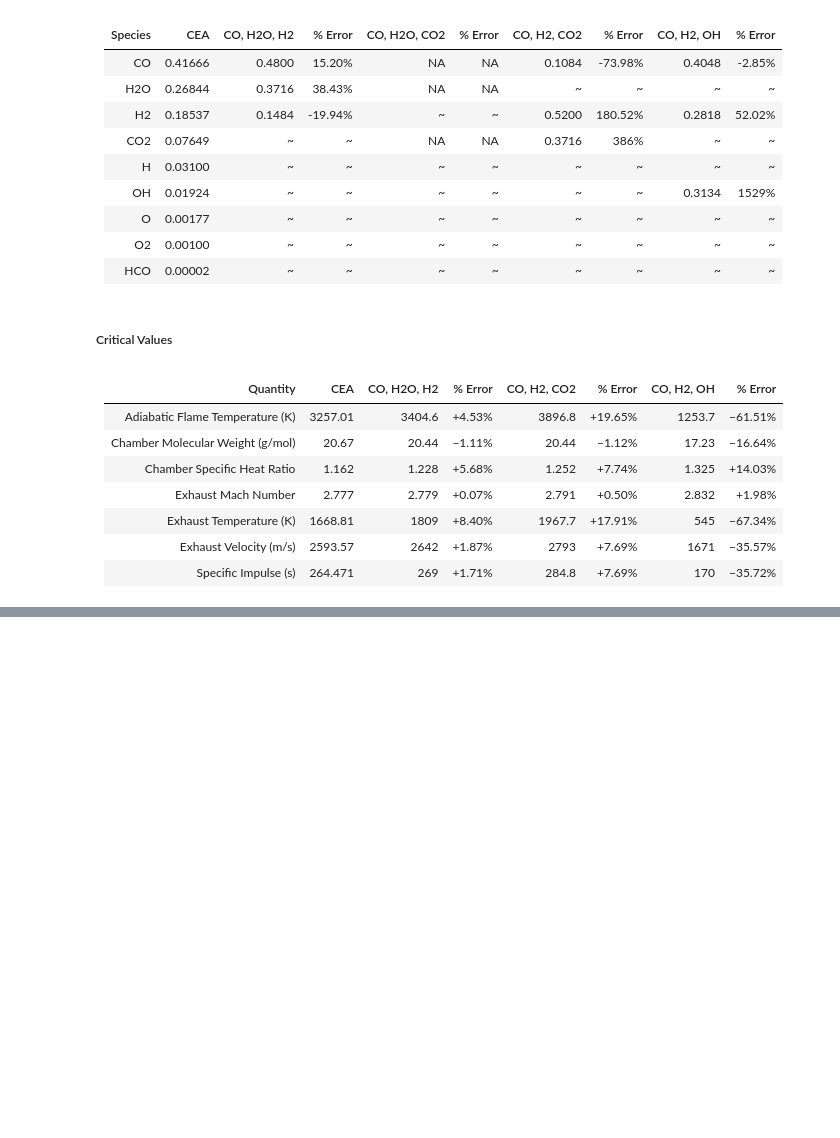
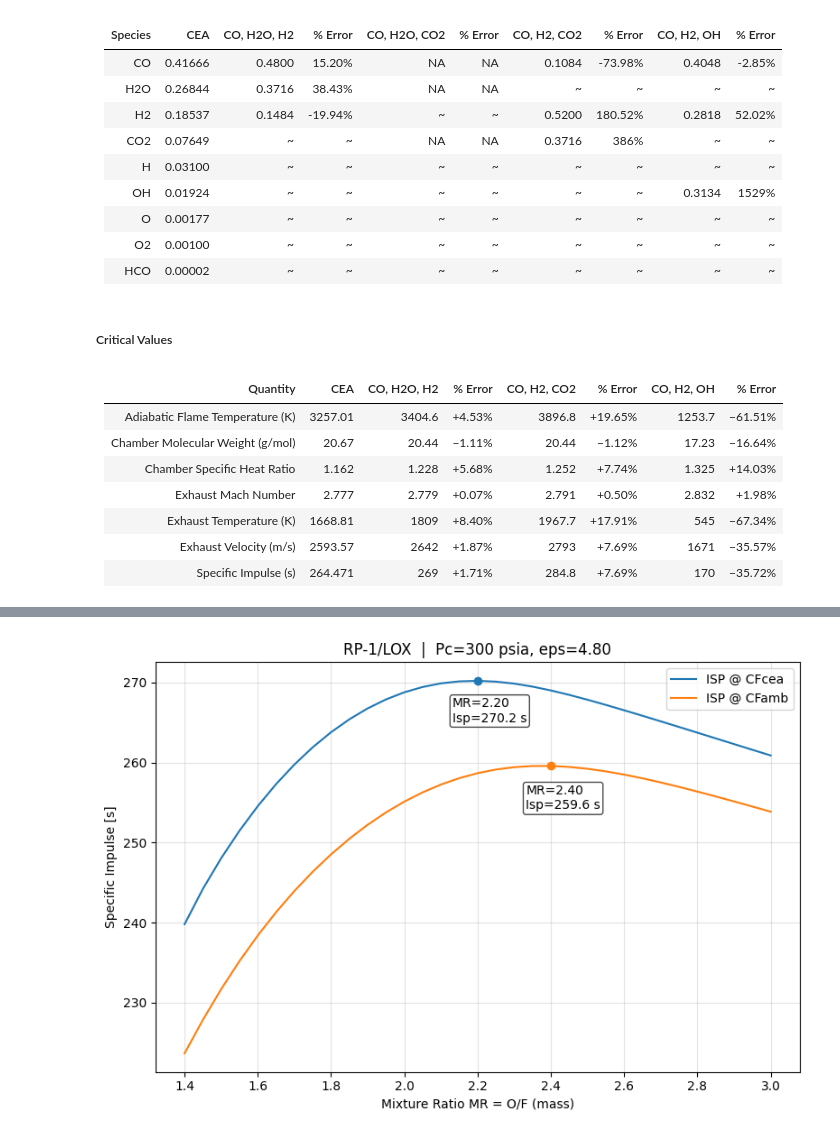
Before and after one commit to hydrop423/TCA-Project-Part1, a Jupyter notebook: Ryan Yuan TCA Project.ipynb, the cells around one changed output, grey strips where cells are left out. Cells and saved outputs as stored; diff of their text form; code cells hidden in the pictures; blank space fills up the shorter version.

```diff
--- a/Ryan Yuan TCA Project.ipynb
+++ b/Ryan Yuan TCA Project.ipynb
@@ -535,0 +536,9 @@ Exhaust velocity Ve [m/s]:               2593.57
+# %%
+Pc = 300      # Chamber pressure in psia
+MR = 2         # Mixture ratio (O/F)
+Pamb = 14.7      # Ambient pressure in psia (sea level)
+ispObj = CEA_Obj(oxName='LOX', fuelName='RP-1')
+
+for eps in [3, 4, 4.5, 4.6, 4.7, 4.8, 4.9, 5, 6, 10, 20]:
+    CFcea, CFamb, mode = ispObj.get_PambCf(Pamb=Pamb, Pc=Pc, MR=MR, eps=eps)
+    print(f"eps={eps:.1f}, CFcea={CFcea:.3f}, CFamb={CFamb:.3f}, mode={mode}")
@@ -535,0 +557,87 @@ Exhaust velocity Ve [m/s]:               2593.57
+# %%
+# pip install rocketcea matplotlib
+import numpy as np
+import matplotlib.pyplot as plt
+from rocketcea.cea_obj import CEA_Obj
+
+# ---------------- user inputs ----------------
+Pc_psia   = 300.0          # chamber pressure [psia]
+Pamb_psia = 14.7           # ambient pressure for SL curve [psia]
+PAMB_VAC  = 1e-6           # "vacuum" ambient (tiny, nonzero) [psia] -> avoids divide-by-zero
+eps       = 4.8            # expansion ratio Ae/At (choose to match your Pe target)
+oxName    = 'LOX'
+fuelName  = 'RP-1'
+
+MR_lo, MR_hi, N = 1.4, 3.0, 33
+MR_grid = np.linspace(MR_lo, MR_hi, N)
+
+g0 = 32.174049  # m/s^2
+
+# -------------- RocketCEA object --------------
+cea = CEA_Obj(oxName=oxName, fuelName=fuelName)
+
+def get_CF_and_mode(Pamb, Pc, MR, eps):
+    """Compatible with older RocketCEA (positional args only)."""
+    CFcea, CFamb, mode = cea.get_PambCf(Pamb, Pc, MR, eps)
+    return CFcea, CFamb, mode
+
+def get_cstar(Pc, MR):
+    """Chamber characteristic velocity (no ambient)."""
+    return cea.get_Cstar(Pc, MR)
+
+# -------------- compute Isp curves --------------
+Isp_SL, Isp_vac, modes = [], [], []
+
+for MR in MR_grid:
+    # Sea-level / chosen ambient
+    CFcea_SL, CFamb_SL, mode_SL = get_CF_and_mode(Pamb_psia, Pc_psia, MR, eps)
+    cstar = get_cstar(Pc_psia, MR)
+    Isp_sl = (CFcea_SL * cstar) / g0
+
+    # "Vacuum": use a tiny nonzero ambient to avoid divide-by-zero in your RocketCEA
+    # CFcea_vac, CFamb_vac, _ = get_CF_and_mode(PAMB_VAC, Pc_psia, MR, eps)
+    Isp_v = (CFamb_SL * cstar) / g0
+
+    Isp_SL.append(Isp_sl)
+    Isp_vac.append(Isp_v)
+    modes.append(mode_SL)
+
+idx_sl  = int(np.argmax(Isp_SL))
+MR_opt_sl,  Isp_opt_sl  = MR_grid[idx_sl],  Isp_SL[idx_sl]
+
+idx_vac = int(np.argmax(Isp_vac))
+MR_opt_vac, Isp_opt_vac = MR_grid[idx_vac], Isp_vac[idx_vac]
+
+# mark the points
+
+# -------------- plot --------------
+plt.figure(figsize=(8,5.5))
+plt.plot(MR_grid, Isp_SL,  label=f"ISP @ CFcea")
+plt.plot(MR_grid, Isp_vac, label="ISP @ CFamb")
+plt.xlabel("Mixture Ratio MR = O/F (mass)")
+plt.ylabel("Specific Impulse [s]")
+plt.title(f"RP-1/LOX  |  Pc={Pc_psia:.0f} psia, eps={eps:.2f}")
+plt.grid(True, alpha=0.35)
+plt.legend()
+plt.tight_layout()
+plt.scatter([MR_opt_sl],  [Isp_opt_sl],  zorder=5)
+plt.annotate(f"MR={MR_opt_sl:.2f}\nIsp={Isp_opt_sl:.1f} s",
+             (MR_opt_sl, Isp_opt_sl),
+             xytext=(-20, -35), textcoords="offset points",
+             ha='left', va='bottom',
+             bbox=dict(boxstyle="round,pad=0.2", fc="white", alpha=0.7))
+plt.scatter([MR_opt_vac], [Isp_opt_vac], zorder=5)
+plt.annotate(f"MR={MR_opt_vac:.2f}\nIsp={Isp_opt_vac:.1f} s",
+             (MR_opt_vac, Isp_opt_vac),
+             xytext=(-20, -15), textcoords="offset points",
+             ha='left', va='top',
+             bbox=dict(boxstyle="round,pad=0.2", fc="white", alpha=0.7))
+plt.show()
+
+# -------------- sanity printout --------------
+# print(f"\nSample values at Pc={Pc_psia} psia, eps={eps}, Pamb={Pamb_psia} psia")
+# print("   MR    Isp_SL [s]   Isp_vac [s]     mode (SL)")
+# for MR, s, v, m in list(zip(MR_grid, Isp_SL, Isp_vac, modes))[::5]:
+#     print(f" {MR:5.2f}   {s:10.1f}     {v:10.1f}    {m}")
+# %% [output]
+[figure, added]
```
Also changed, not shown: parts of 5 cells of this notebook, 1 other file.
